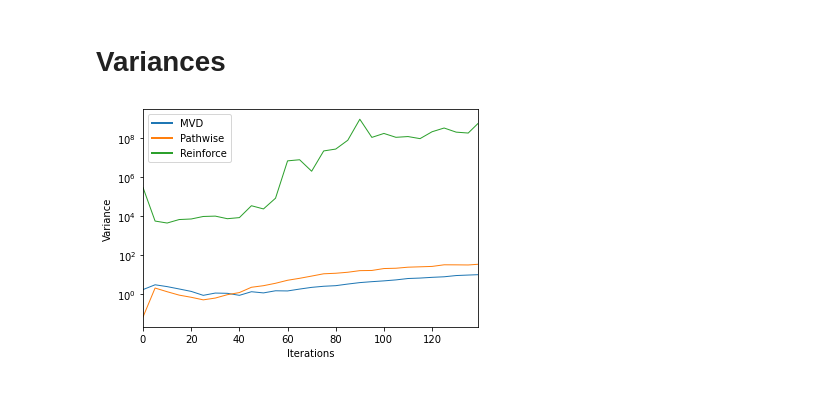
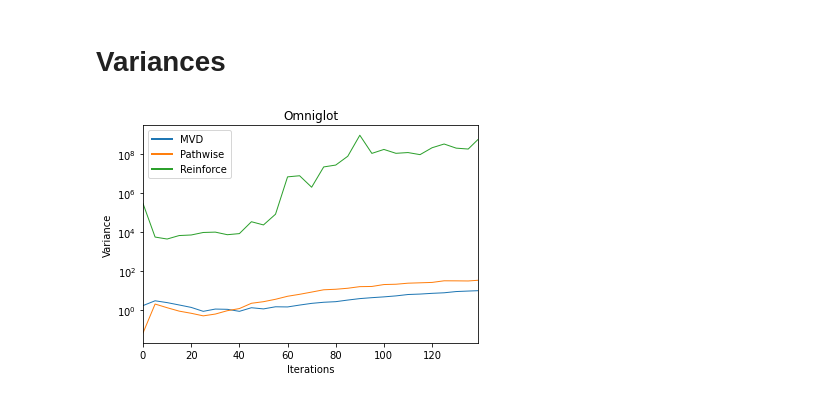
Before and after one commit to M8is/master-thesis-code, a Jupyter notebook: notebooks/plot-omniglot-vae.ipynb, the cells around one changed output. Saved outputs shown, nothing was run; the diff lists cells and outputs as text; code cells hidden in the pictures.

```diff
--- a/notebooks/plot-omniglot-vae.ipynb
+++ b/notebooks/plot-omniglot-vae.ipynb
@@ -143,31 +143,32 @@ plt.show()
 # %%
 estimator_stds = defaultdict(list)
 for k, v in collect_by(omniglot_results, 'mc_estimator').items():
     for meta in v:
         try:
             estimator_stds[k].append((meta, TensorHolder.load(meta['results_dir'], 'estimator_stds')))
         except FileNotFoundError:
             continue
 estimator_stds.default_factory = None
 
 step_size = 5
 max_len = 0
 for run in estimator_stds.values():
     meta, _ = run[0]
     stds = []
     for meta, std in run:
         stds.append(std.data.numpy().flatten())
     indices, stds = step_with_end(np.array(stds), step_size)
     vars_ = (stds**2).mean(axis=0)
     plot(vars_, np.zeros_like(vars_), '$mc_estimator$', meta, xspace=indices, linewidth=1)
     max_len = max(max_len, indices[-1])
 
 legend()
 plt.yscale('log')
 plt.ylabel('Variance')
 plt.xlabel('Iterations')
+plt.title('Omniglot')
 plt.xlim(0, max_len)
 plt.savefig(plot_dir / f'omniglot_variances.pdf')
 plt.show()
 # %% [output]
-[figure, old version]
+[figure, new version]
```
Also changed, not shown: parts of 2 cells of this notebook, 5 other files.
